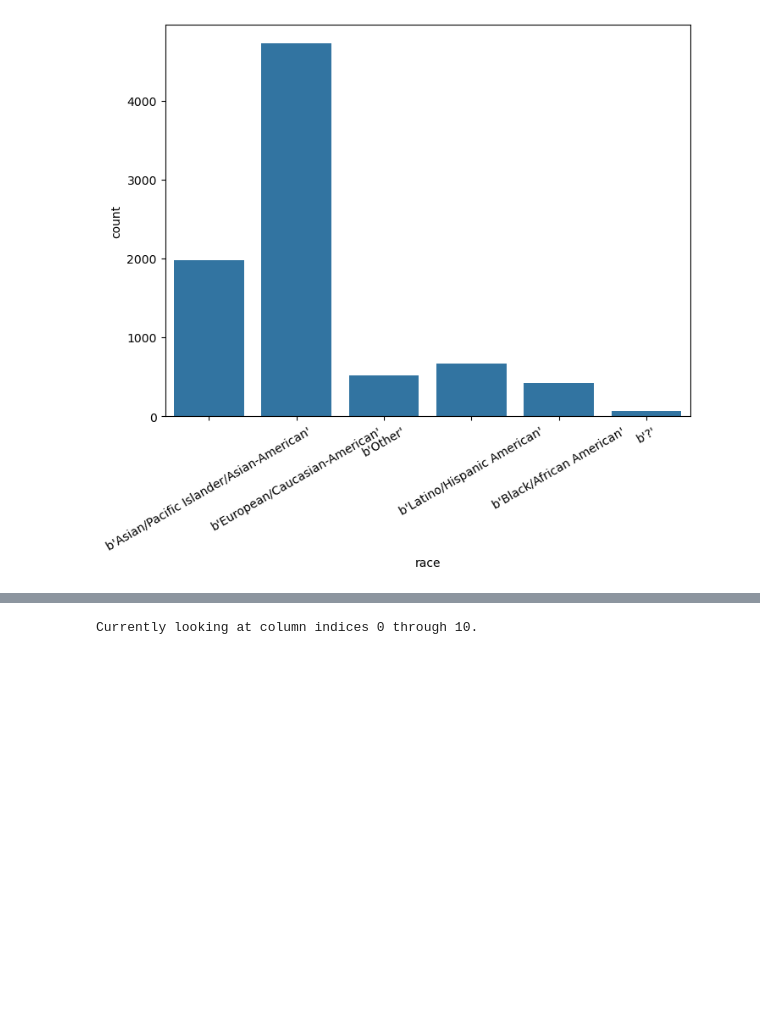
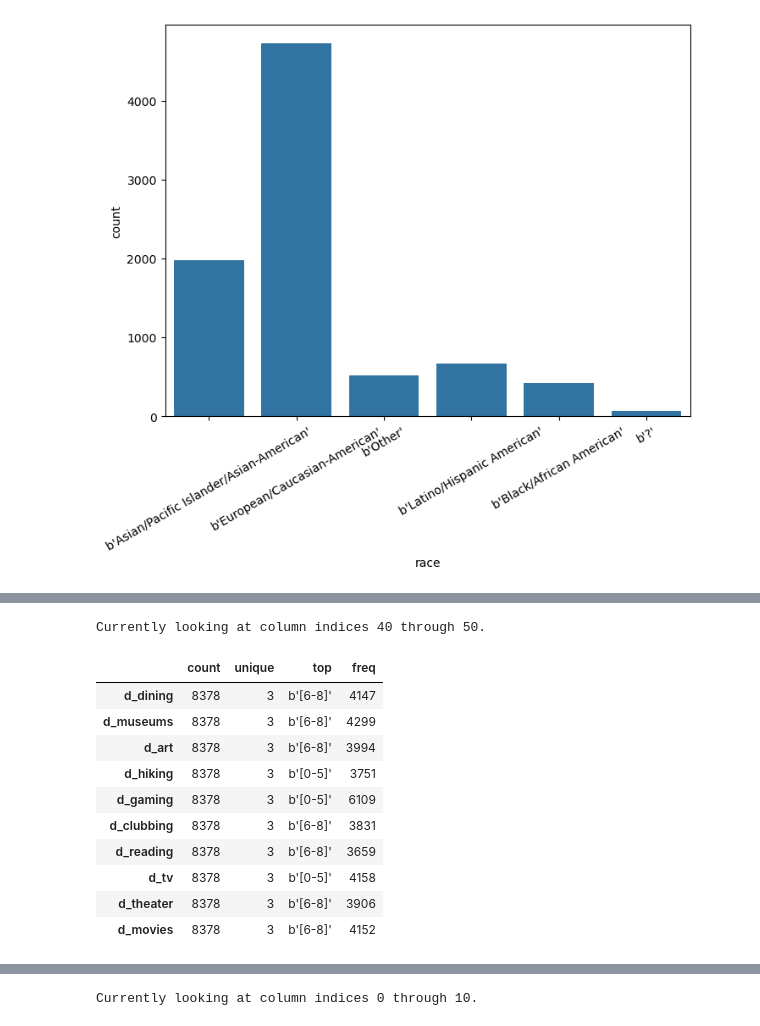
Before and after one commit to bwolff26/MAD_marriage_and_divorce_study, a Jupyter notebook: code/s2_ceda_i.ipynb, the cells around one changed output, grey strips where cells are left out. Saved outputs shown, nothing was run; the diff lists cells and outputs as text; code cells hidden in the pictures; blank space fills up the shorter version.

```diff
--- a/code/s2_ceda_i.ipynb
+++ b/code/s2_ceda_i.ipynb
@@ -133,0 +192,17 @@ object_df.describe().T[step:step+10]
+# %%
+step += 10
+print(f"Currently looking at column indices {step} through {step+10}.")
+object_df.describe().T[step:step+10]
+# %% [output]
+Currently looking at column indices 40 through 50.
+|  | count | unique | top | freq |
+| d_dining | 8378 | 3 | b'[6-8]' | 4147 |
+| d_museums | 8378 | 3 | b'[6-8]' | 4299 |
+| d_art | 8378 | 3 | b'[6-8]' | 3994 |
+| d_hiking | 8378 | 3 | b'[0-5]' | 3751 |
+| d_gaming | 8378 | 3 | b'[0-5]' | 6109 |
+| d_clubbing | 8378 | 3 | b'[6-8]' | 3831 |
+| d_reading | 8378 | 3 | b'[6-8]' | 3659 |
+| d_tv | 8378 | 3 | b'[0-5]' | 4158 |
+| d_theater | 8378 | 3 | b'[6-8]' | 3906 |
+| d_movies | 8378 | 3 | b'[6-8]' | 4152 |
```
Also changed, not shown: parts of 18 cells of this notebook.
